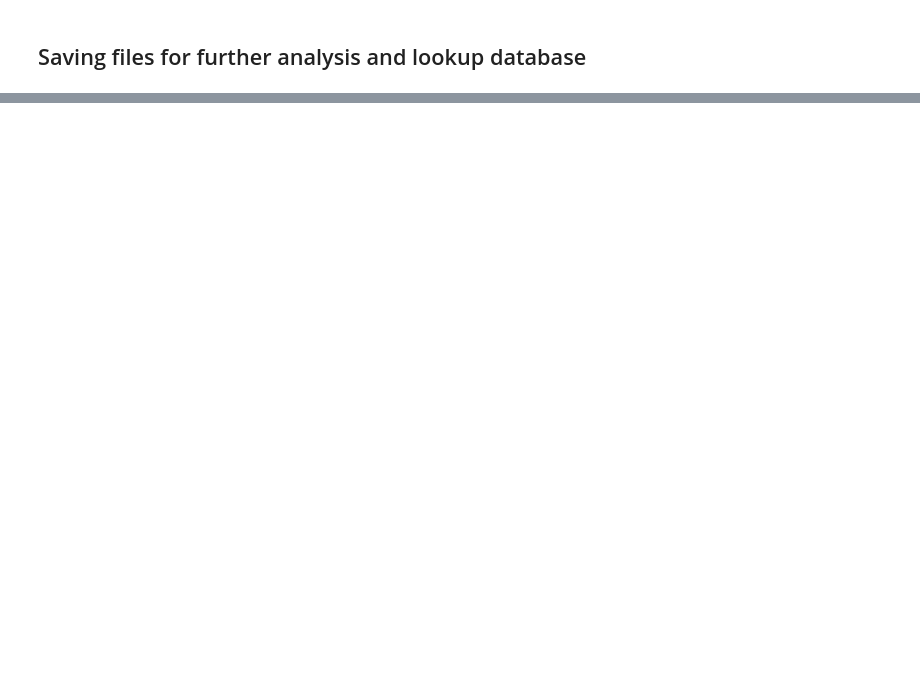
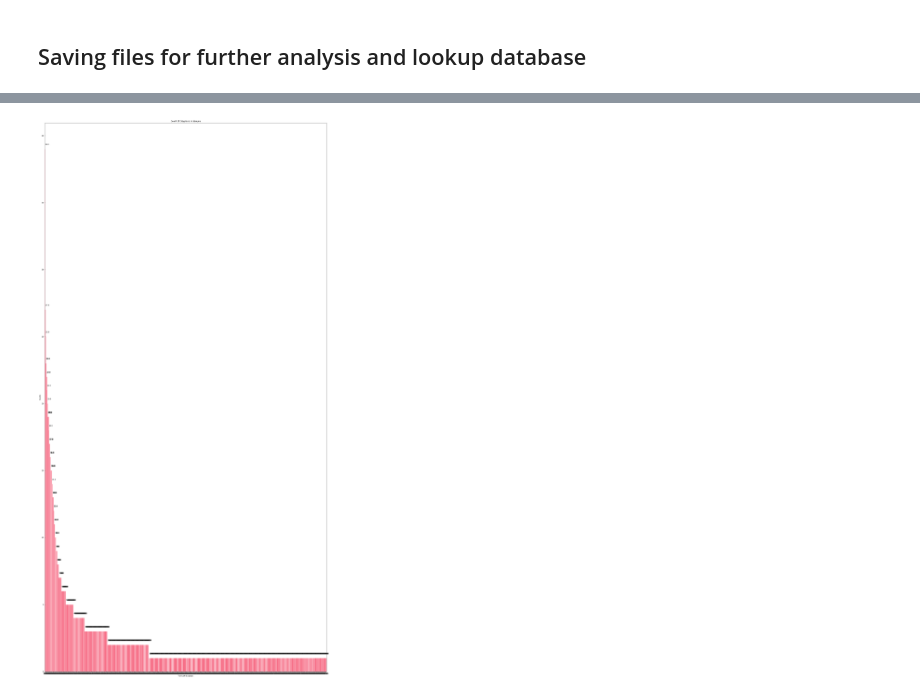
Before and after one commit to valazeinali/Yale-Hackathon, a Jupyter notebook: Sentementa.ipynb, the cells around one changed output, grey strips where cells are left out. Saved outputs shown, nothing was run; the diff lists cells and outputs as text; code cells hidden in the pictures; blank space fills up the shorter version.

```diff
--- a/Sentementa.ipynb
+++ b/Sentementa.ipynb
@@ -308,0 +312,2 @@ all_channel_sentiment.to_csv("All_Channel_Sentiment.csv")
+# %%
+sns.set_palette('husl')
@@ -308,0 +320,2 @@ all_channel_sentiment.to_csv("All_Channel_Sentiment.csv")
+# %%
+data = pd.read_csv('All_Channel_Sentiment_OG.csv')
@@ -308,0 +366,15 @@ all_channel_sentiment.to_csv("All_Channel_Sentiment.csv")
+# %%
+plt.figure(figsize = (30,60))
+data["Positive_Percentage"].value_counts().plot(kind='bar') #Let us make a visual of the data
+#Add count over the bar
+ax=data["Positive_Percentage"].value_counts().plot.bar(width=.8)
+for i, v in data["Positive_Percentage"].value_counts().reset_index().iterrows():
+   ax.text(i, v.Positive_Percentage + 0.3, v.Positive_Percentage, color='black')
+
+plt.xticks(rotation='horizontal') #Rotate xticks
+plt.xlabel('Types of Diagnosis')
+plt.ylabel('Counts')
+plt.title('Count of Diagnosis in Sample')
+plt.show()
+# %% [output]
+[figure, added]
```
Also changed, not shown: parts of 13 cells of this notebook, 1 other file.
